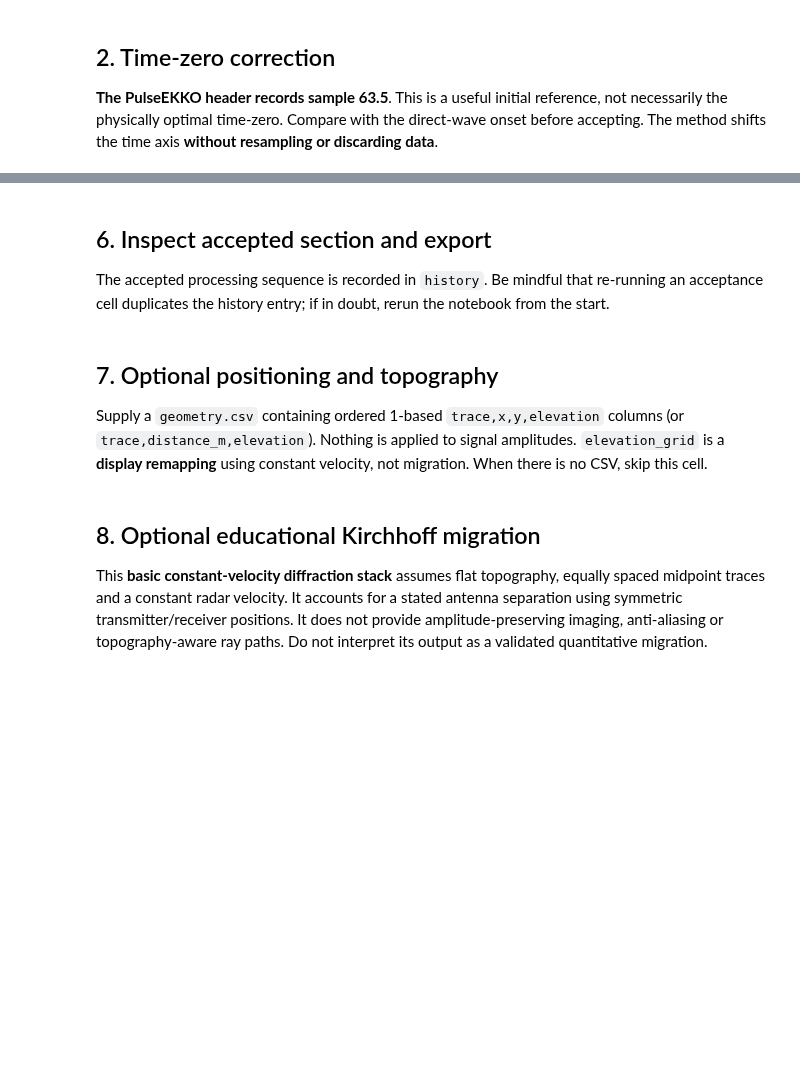
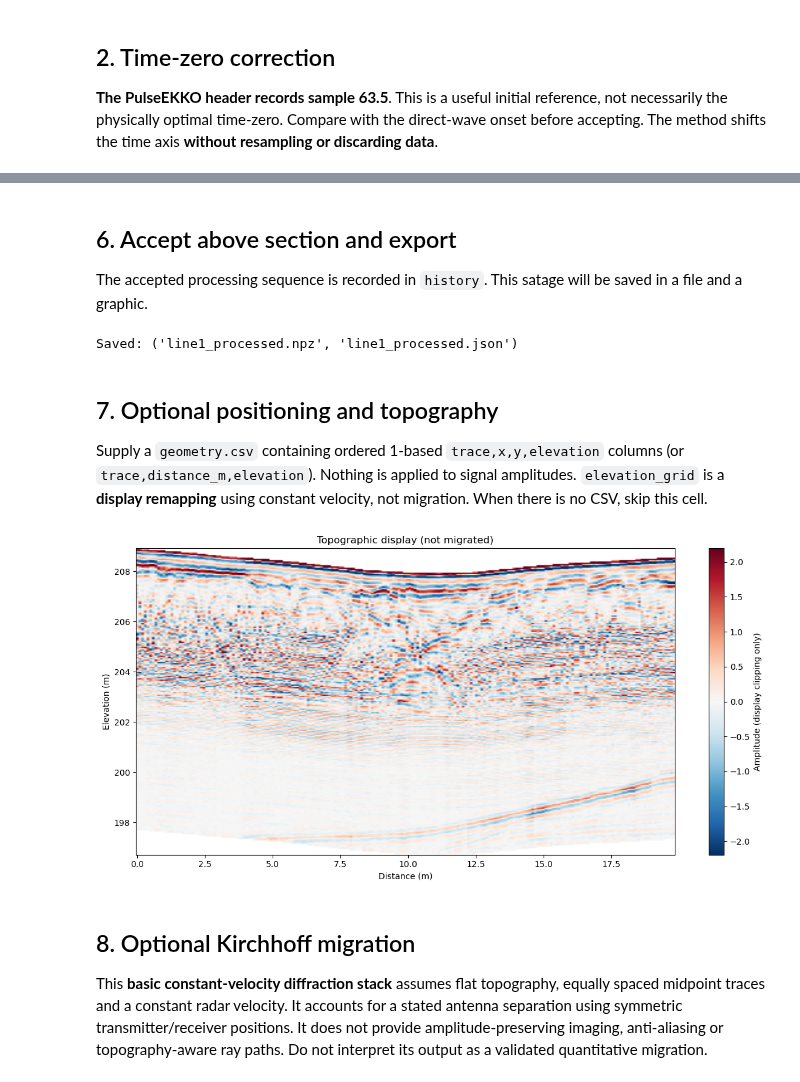
Before and after one commit to stefanazzz/Geophys3.5, a Jupyter notebook: GPR/GPR123.ipynb, the cells around one changed output, grey strips where cells are left out. Cells and saved outputs as stored; diff of their text form; code cells hidden in the pictures; blank space fills up the shorter version.

```diff
--- a/GPR/GPR123.ipynb
+++ b/GPR/GPR123.ipynb
@@ -112,13 +136,15 @@ history.append({"name":"gain","method":gain_method,**gain_parameters[gain_method
 # %% [markdown]
-## 6. Inspect accepted section and export
-The accepted processing sequence is recorded in `history`. Be mindful that re-running an acceptance cell duplicates the history entry; if in doubt, rerun the notebook from the start.
+## 6. Accept above section and export
+The accepted processing sequence is recorded in `history`. This satage will be saved in a file and a graphic.
 # %%
-fig,ax=plot_section(gpr_current,"Accepted time-domain section")
-plt.show()
+gpr_gain=gain_preview
+history.append({"name":"gain","method":gain_method,**gain_parameters[gain_method]})
 fig.savefig(base+"_processed.png",dpi=220)
 fig.savefig(base+"_processed.pdf")
-files=export_section(gpr_current,base+"_processed",history)
+files=export_section(gpr_gain,base+"_processed",history)
 print("Saved:",files)
+# %% [output]
+Saved: ('line1_processed.npz', 'line1_processed.json')
 # %% [markdown]
 ## 7. Optional positioning and topography
 Supply a `geometry.csv` containing ordered 1-based `trace,x,y,elevation` columns (or `trace,distance_m,elevation`). Nothing is applied to signal amplitudes. `elevation_grid` is a **display remapping** using constant velocity, not migration. When there is no CSV, skip this cell.
@@ -127,44 +153,46 @@ from pathlib import Path
 import numpy as np
 from geometry import read_geometry_csv, read_geometry_txt, elevation_grid
 
-#geometry_file = None
+#geometry_file = None # in case of flatr geometry
 geometry_file = "line1topo.txt"
 
 velocity_m_ns = 0.10
 
 # 1. Set geometry
 if geometry_file is None:
     geometry = {
-        "distance_m": gpr_current.distance_m.copy(),
-        "elevation_m": np.zeros(gpr_current.amplitudes.shape[1])
+        "distance_m": gpr_gain.distance_m.copy(),
+        "elevation_m": np.zeros(gpr_gain.amplitudes.shape[1])
     }
 else:
     if Path(geometry_file).suffix.lower() == ".txt":
-        geometry = read_geometry_txt(geometry_file, gpr_current)
+        geometry = read_geometry_txt(geometry_file, gpr_gain)
     else:
-        geometry = read_geometry_csv(geometry_file, gpr_current)
+        geometry = read_geometry_csv(geometry_file, gpr_gain)
 
 # 2. Calculate elevation grid ALWAYS
 elevations, grid = elevation_grid(
-    gpr_current,
+    gpr_gain,
     geometry,
     velocity_m_ns=velocity_m_ns
 )
 
 # 3. Plot the result
 fig, ax = plot_depth_section(
     geometry["distance_m"],
     elevations,
     grid,
     "Flat-surface display" if geometry_file is None
         else "Topographic display (not migrated)",
     elevation=True
 )
 
 plt.show()
 fig.savefig(base + "_topographic.png", dpi=220)
+# %% [output]
+[figure, added]
 # %% [markdown]
-## 8. Optional educational Kirchhoff migration
+## 8. Optional Kirchhoff migration
 This **basic constant-velocity diffraction stack** assumes flat topography, equally spaced midpoint traces and a constant radar velocity. It accounts for a stated antenna separation using symmetric transmitter/receiver positions. It does not provide amplitude-preserving imaging, anti-aliasing or topography-aware ray paths. Do not interpret its output as a validated quantitative migration.
 # %%
 from migration_topo import (
```
Also changed, not shown: parts of 20 cells of this notebook, 7 other files.
